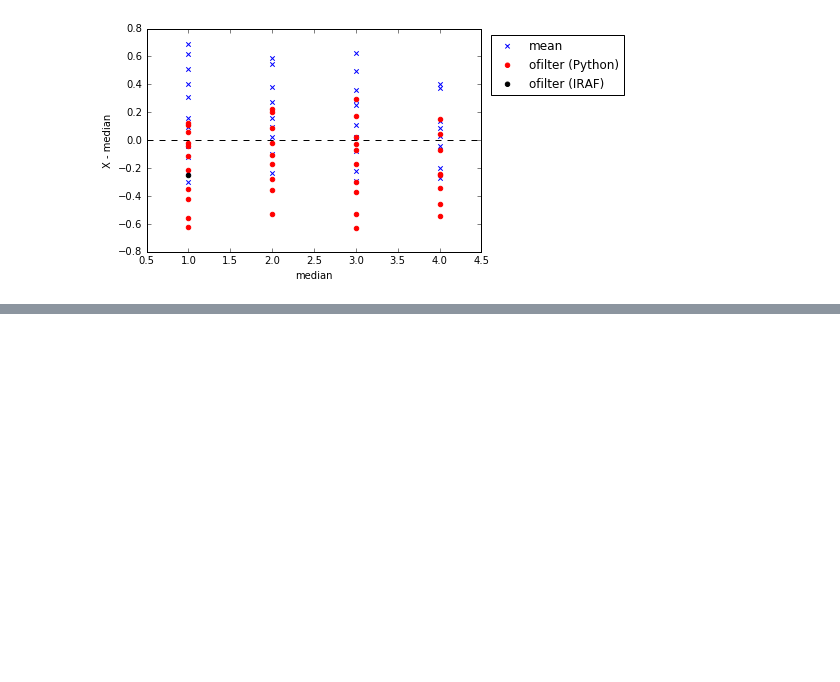
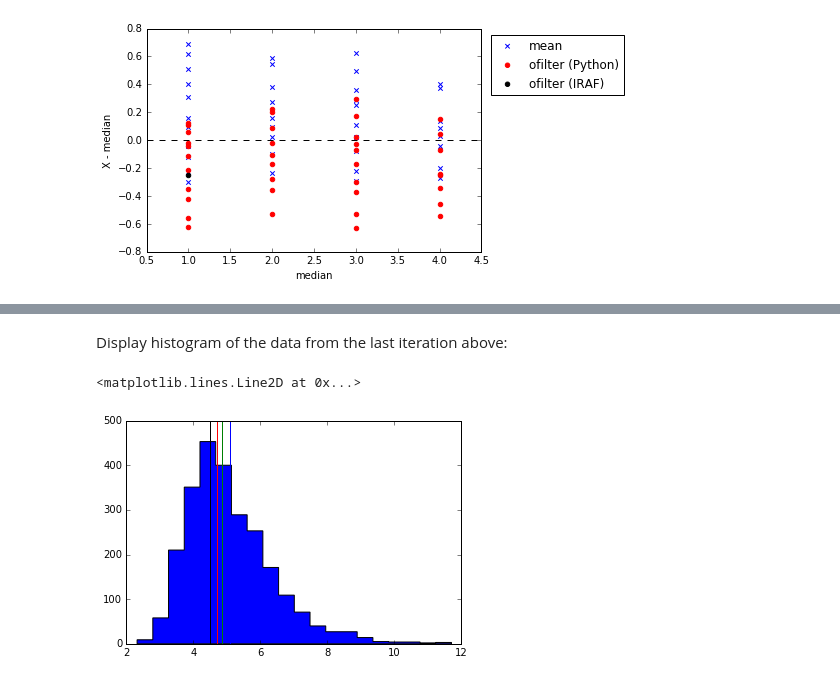
Before and after one commit to pllim/playpen, a Jupyter notebook: notebooks/bg_ofilter.ipynb, the cells around one changed output, grey strips where cells are left out. Saved outputs shown, nothing was run; the diff lists cells and outputs as text; code cells hidden in the pictures; blank space fills up the shorter version.

```diff
--- a/notebooks/bg_ofilter.ipynb
+++ b/notebooks/bg_ofilter.ipynb
@@ -165,0 +232,11 @@ plt.legend(bbox_to_anchor=(1.01, 1), loc='upper left', scatterpoints=1)
+# %% [markdown]
+Display histogram of the data from the last iteration above:
+# %%
+h = plt.hist(data.flatten(), bins=20, histtype='stepfilled')
+plt.axvline(msky, color='r')
+plt.axvline(np.median(data), color='g')
+plt.axvline(data.mean(), color='b')
+plt.axvline(val, color='k')
+# %% [output]
+<matplotlib.lines.Line2D at 0x...>
+[figure, added]
```
Also changed, not shown: parts of 6 cells of this notebook.
